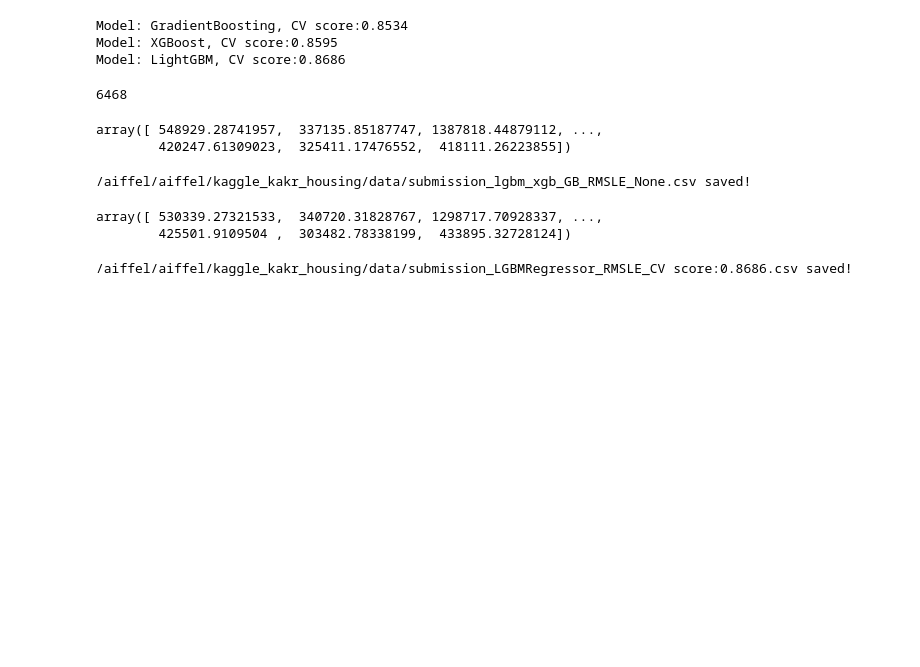
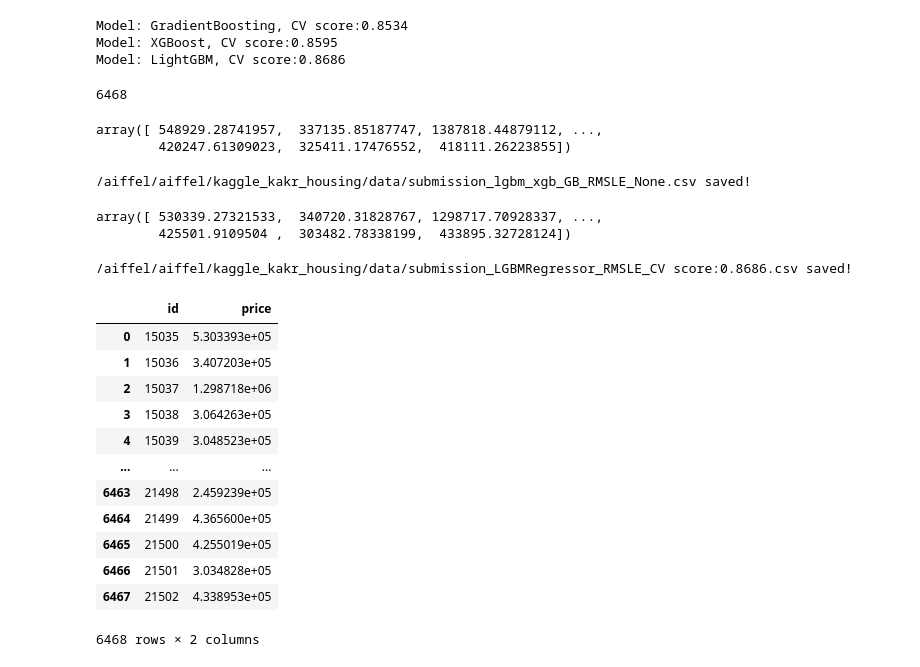
Before and after one commit to ParkHyoungChul/AIFFEL_quest_rs, a Jupyter notebook: Exploration/Ex02/Project01.ipynb, the cells around one changed output. Drawn from its saved outputs; the diff is of its cells as text; code cells hidden in the pictures; blank space fills up the shorter version.

```diff
--- a/Exploration/Ex02/Project01.ipynb
+++ b/Exploration/Ex02/Project01.ipynb
@@ -378,3 +416,23 @@ array([ 530339.27321533,  340720.31828767, 1298717.70928337, ...,
 save_submission(prediction,'LGBMRegressor','CV score:0.8686')
 # %% [output]
 /aiffel/aiffel/kaggle_kakr_housing/data/submission_LGBMRegressor_RMSLE_CV score:0.8686.csv saved!
+# %%
+data_dir = os.getenv('HOME')+'/aiffel/kaggle_kakr_housing/data'
+submission_path = join(data_dir, 'sample_submission.csv')
+submission = pd.read_csv(submission_path)
+submission['price'] = prediction
+submission
+# %% [output]
+|  | id | price |
+| 0 | 15035 | 5.303393e+05 |
+| 1 | 15036 | 3.407203e+05 |
+| 2 | 15037 | 1.298718e+06 |
+| 3 | 15038 | 3.064263e+05 |
+| 4 | 15039 | 3.048523e+05 |
+| ... | ... | ... |
+| 6463 | 21498 | 2.459239e+05 |
+| 6464 | 21499 | 4.365600e+05 |
+| 6465 | 21500 | 4.255019e+05 |
+| 6466 | 21501 | 3.034828e+05 |
+| 6467 | 21502 | 4.338953e+05 |
+6468 rows × 2 columns
```
Also changed, not shown: parts of 5 cells of this notebook.
